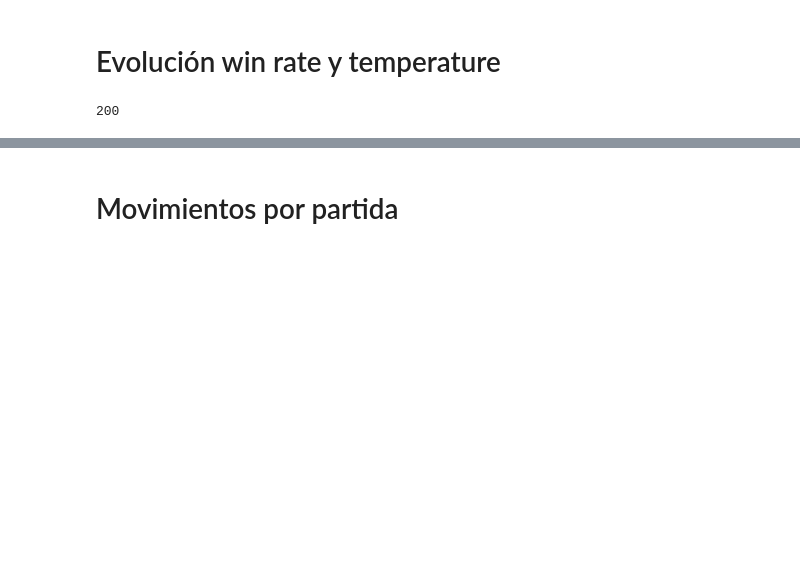
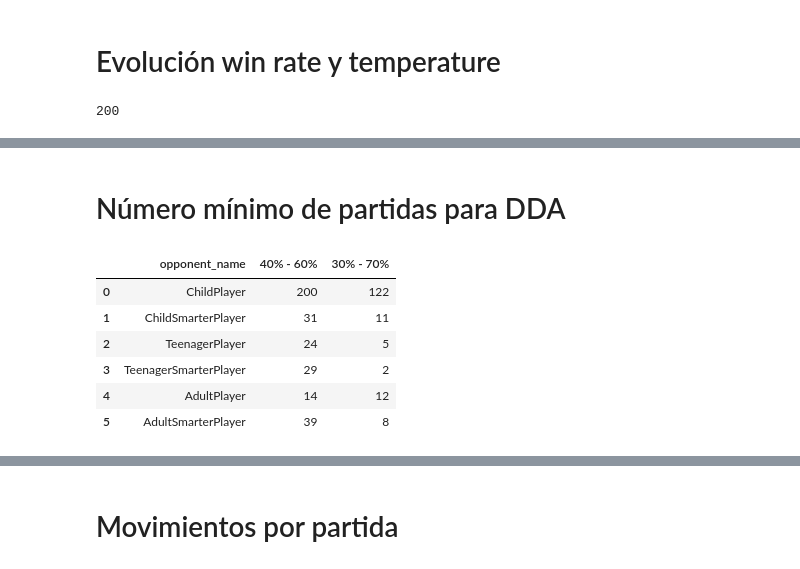
Before and after one commit to afersantos/connect-four-alphazero-dda, a Jupyter notebook: plot_results.ipynb, the cells around one changed output, grey strips where cells are left out. Saved outputs shown, nothing was run; the diff lists cells and outputs as text; code cells hidden in the pictures; blank space fills up the shorter version.

```diff
--- a/plot_results.ipynb
+++ b/plot_results.ipynb
@@ -144,0 +144,41 @@ plt.show()
+# %% [markdown]
+# Número mínimo de partidas para DDA
+# %%
+df_dda = pd.DataFrame({
+    'opponent_name': df['opponent_name'].unique()
+})
+
+ranges = {
+    '40% - 60%':(0.4, 0.6),
+    '30% - 70%':(0.3, 0.7)
+    }
+
+for key, value in ranges.items():
+    min_rate, max_rate = value
+    min_plays = []
+
+    for opponent in df['opponent_name'].unique():
+        df_aux = df[df['opponent_name']==opponent]
+
+        # Extrae la columna win_rate como array
+        win_rates = df_aux['win_rate'].values
+
+        # Busca el primer índice donde todas las win_rate siguientes están dentro del rango
+        for i in range(len(win_rates)):
+            if np.all((win_rates[i:] >= min_rate) & (win_rates[i:] <= max_rate)):
+                min_plays.append(i+1)
+                break
+        else:
+            min_plays.append(num_games)  # Si no se encuentra, se añade el número total de partidas
+
+    df_dda[key] = min_plays
+
+df_dda
+# %% [output]
+|  | opponent_name | 40% - 60% | 30% - 70% |
+| 0 | ChildPlayer | 200 | 122 |
+| 1 | ChildSmarterPlayer | 31 | 11 |
+| 2 | TeenagerPlayer | 24 | 5 |
+| 3 | TeenagerSmarterPlayer | 29 | 2 |
+| 4 | AdultPlayer | 14 | 12 |
+| 5 | AdultSmarterPlayer | 39 | 8 |
```
Also changed, not shown: parts of 15 cells of this notebook, 1 other file.
